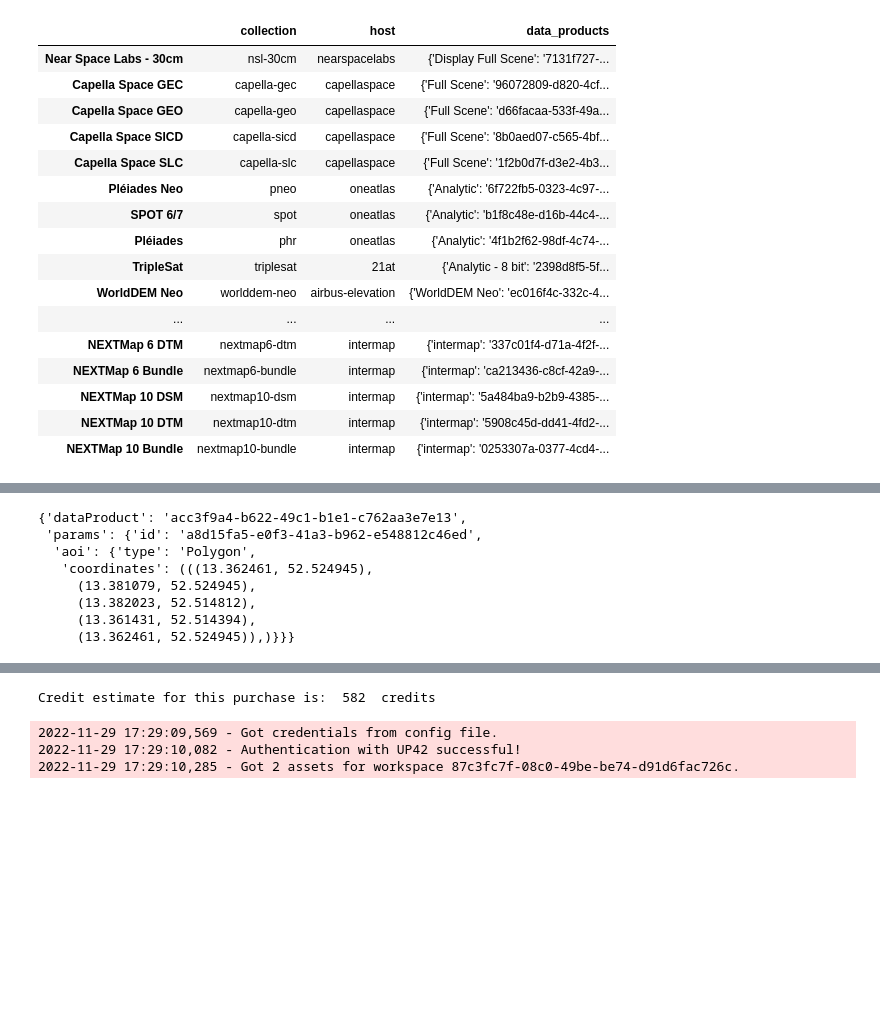
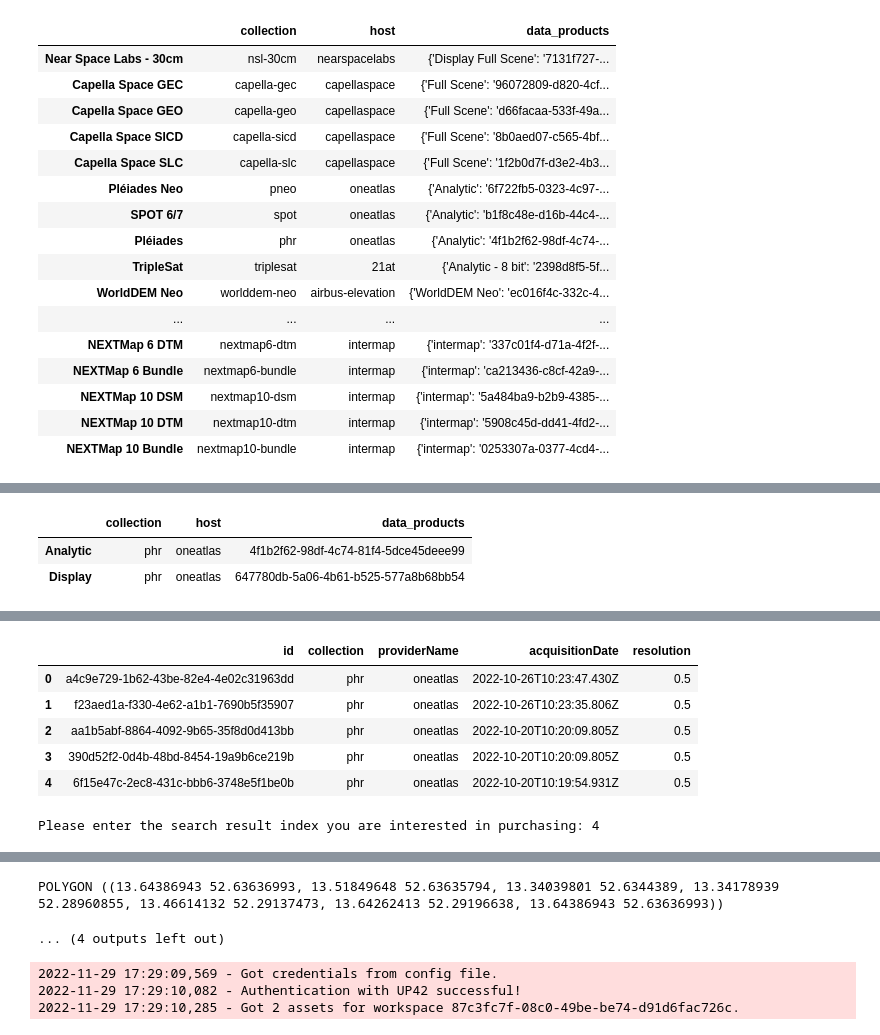
Before and after one commit to abossart/python, a Jupyter notebook: up42 call.ipynb, the cells around one changed output, grey strips where cells are left out. Saved outputs shown, nothing was run; the diff lists cells and outputs as text; code cells hidden in the pictures; blank space fills up the shorter version.

```diff
--- a/up42 call.ipynb
+++ b/up42 call.ipynb
@@ -44,6 +60,7 @@ print(assets[3].info)
 import up42
 import pandas as pd
 from IPython.display import display
+
 
 #Authentication & initialisation
 up42.authenticate(cfg_file="../secret/config.json")
@@ -54,19 +71,39 @@ catalog = up42.initialize_catalog()
 products = catalog.get_data_products(basic=True)
 
 
-pd.set_option('display.max_columns', None)
+
 #display(pd.DataFrame.from_dict(products))
+pd.set_option('display.max_rows', 500)
+pd.set_option('display.max_columns', 500)
+pd.set_option('display.width', 150)
 display(pd.DataFrame.from_dict(products).transpose())
 
-display(products)
+#add error handling for wrong input
+
+try:
+    selected_providername = input("\nPlease type the provider name you are interested in: \n")
+    print(products[selected_providername])
+    selected_collection = products[selected_providername]["collection"]
+    print("Selected Provider: ", selected_providername, "\nSelected collection:", selected_collection)
+except KeyError:
+    print("Wrong entry. Please check wording. ")
+
+
+display(pd.DataFrame(products[selected_providername]))
+
+selected_dataproduct = input("\nEnter the id of the data_product you are interested in: \n")
+#display(pd.DataFrame(products[select_name]['data_products']))
+
 
 # aoi definition
-aoi_example = up42.get_example_aoi()
+#aoi_example = up42.get_example_aoi()
 aoi_1nhalfsqm = {"type":"FeatureCollection","features":[{"type":"Feature","properties":{},"geometry":{"type":"Polygon","coordinates":[[[13.362461,52.524945],[13.381079,52.524945],[13.382023,52.514812],[13.361431,52.514394],[13.362461,52.524945]]]}}]}
 aoi_geometry = aoi_1nhalfsqm
-print(aoi_geometry)
+print("aoi defined has been taken into account for the search query.\n")
 
-search_parameters = catalog.construct_search_parameters(collections=["spot"],
+
+# Construct Search Parameters
+search_parameters = catalog.construct_search_parameters(collections=[selected_collection],
                                                         geometry=aoi_geometry,
                                                         start_date="2022-06-01",
                                                         end_date="2022-12-31",
@@ -75,27 +112,33 @@ search_parameters = catalog.construct_search_parameters(collections=["spot"],
                                                         limit=10)
 
 search_results = catalog.search(search_parameters)
-
-display(pd.DataFrame.from_dict(search_results))
+if not search_results.empty:
+    display(pd.DataFrame(search_results[["id","collection","providerName","acquisitionDate","resolution"]]))
+else:
+    print("\nZERO results for this query. Please adapt your search criteria or look into Tasking. \n")
+    exit()
 
 
-data_product_id = "acc3f9a4-b622-49c1-b1e1-c762aa3e7e13"
-image_id = search_results.iloc[0]["id"]
+
+# Construct Order parameters
+data_product_id = selected_dataproduct
+search_results_index = int(input("\nPlease enter the search result index you are interested in purchasing: "))
+image_id = search_results.iloc[search_results_index]["id"]
+geolocation = search_results.iloc[search_results_index]["geometry"]
+print(geolocation,"\n")
 order_parameters = catalog.construct_order_parameters(data_product_id=data_product_id,
                                                       image_id=image_id,
                                                       aoi=aoi_geometry)
-display(order_parameters)
-
 estimate = catalog.estimate_order(order_parameters)
 
 print("Credit estimate for this purchase is: ",estimate," credits")
 
-acceptance = input("enter yes or no to order")
-
+# Ask user for validation that the image should be purchased
+acceptance = input("enter yes or no to order: ")
 if acceptance == "yes":
     order = catalog.place_order(order_parameters)
 else:
-    print("not ordered")
+    print("not ordered \n")
 
 print("End of script")
 # %% [output]
@@ -138,0 +170,3 @@ print("End of script")
+|  | collection | host | data_products |
+| Analytic | phr | oneatlas | 4f1b2f62-98df-4c74-81f4-5dce45deee99 |
+| Display | phr | oneatlas | 647780db-5a06-4b61-b525-577a8b68bb54 |
@@ -146,8 +178,7 @@ print("End of script")
+|  | id | collection | providerName | acquisitionDate | resolution |
+| 0 | a4c9e729-1b62-43be-82e4-4e02c31963dd | phr | oneatlas | 2022-10-26T10:23:47.430Z | 0.5 |
+| 1 | f23aed1a-f330-4e62-a1b1-7690b5f35907 | phr | oneatlas | 2022-10-26T10:23:35.806Z | 0.5 |
+| 2 | aa1b5abf-8864-4092-9b65-35f8d0d413bb | phr | oneatlas | 2022-10-20T10:20:09.805Z | 0.5 |
+| 3 | 390d52f2-0d4b-48bd-8454-19a9b6ce219b | phr | oneatlas | 2022-10-20T10:20:09.805Z | 0.5 |
+| 4 | 6f15e47c-2ec8-431c-bbb6-3748e5f1be0b | phr | oneatlas | 2022-10-20T10:19:54.931Z | 0.5 |
-{'dataProduct': 'acc3f9a4-b622-49c1-b1e1-c762aa3e7e13',
- 'params': {'id': 'a8d15fa5-e0f3-41a3-b962-e548812c46ed',
-  'aoi': {'type': 'Polygon',
-   'coordinates': (((13.362461, 52.524945),
-     (13.381079, 52.524945),
-     (13.382023, 52.514812),
-     (13.361431, 52.514394),
-     (13.362461, 52.524945)),)}}}
+Please enter the search result index you are interested in purchasing: 4
@@ -155,4 +186,5 @@ print("End of script")
-Credit estimate for this purchase is:  582  credits
+POLYGON ((13.64386943 52.63636993, 13.51849648 52.63635794, 13.34039801 52.6344389, 13.34178939 52.28960855, 13.46614132 52.29137473, 13.64262413 52.29196638, 13.64386943 52.63636993))
+... (4 outputs left out)
 # %%
 import up42
 import pandas as pd
```
Also changed, not shown: parts of 11 cells of this notebook, 2 other files.
